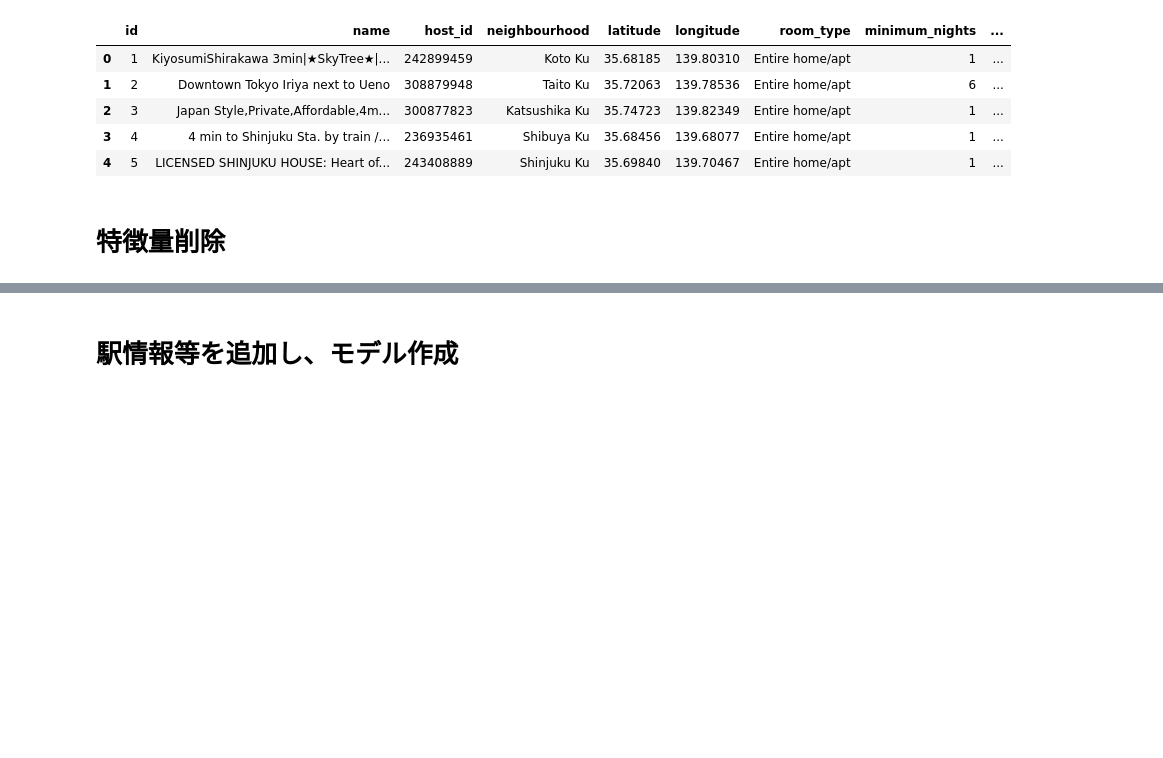
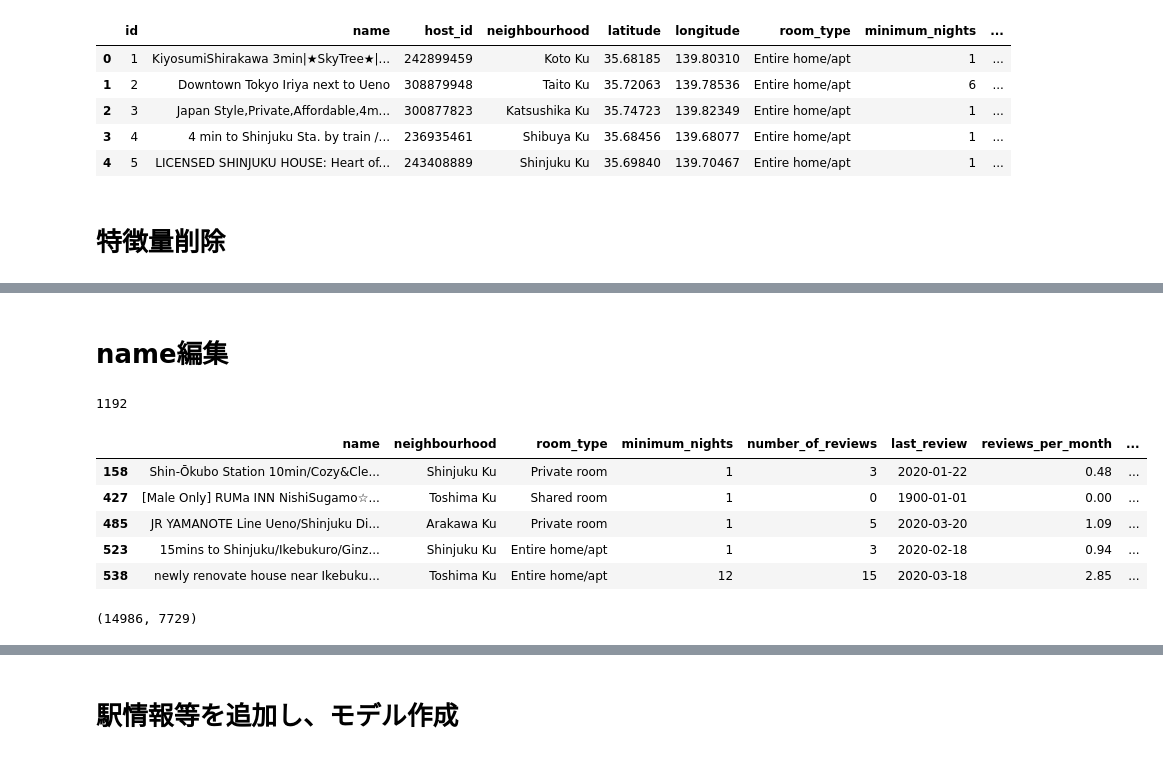
Before and after one commit to Kaito-Kajiyama/probspace-airbnb, a Jupyter notebook: baseline.ipynb, the cells around one changed output, grey strips where cells are left out. Saved outputs shown, nothing was run; the diff lists cells and outputs as text; code cells hidden in the pictures; blank space fills up the shorter version.

```diff
--- a/baseline.ipynb
+++ b/baseline.ipynb
@@ -42,11 +42,8 @@ test.drop("label",axis=1,inplace=True)
 train["180_over"] = (train["availability_365"] > 180).astype(int)
 test["180_over"] = (test["availability_365"] > 180).astype(int)
 all_data["180_over"] = (all_data["availability_365"] > 180).astype(int)
-
-#レビューがあるかどうか
-train["review_label"] = (train["number_of_reviews"] > 0).astype(int)
-test["review_label"] = (test["number_of_reviews"] > 0).astype(int)
-all_data["review_label"] = (all_data["number_of_reviews"] > 0).astype(int)
+model = lgb.LGBMRegressor()
+one_hot_list = ["room_type","neighbourhood"]
 # %%
 all_data.head()
 # %% [output]
@@ -75 +71,29 @@ Index(['name', 'neighbourhood', 'room_type', 'minimum_nights',
       dtype='object')
+# %% [markdown]
+# name編集
+# %%
+print(all_data[all_data["name"].duplicated()].shape[0])
+all_data[all_data["name"].duplicated()].head()
+# %% [output]
+1192
+|  | name | neighbourhood | room_type | minimum_nights | number_of_reviews | last_review | reviews_per_month | ... |
+| 158 | Shin-Ōkubo Station 10min/Cozy&Cle... | Shinjuku Ku | Private room | 1 | 3 | 2020-01-22 | 0.48 | ... |
+| 427 | [Male Only] RUMa INN NishiSugamo☆... | Toshima Ku | Shared room | 1 | 0 | 1900-01-01 | 0.00 | ... |
+| 485 | JR YAMANOTE Line Ueno/Shinjuku Di... | Arakawa Ku | Private room | 1 | 5 | 2020-03-20 | 1.09 | ... |
+| 523 | 15mins to Shinjuku/Ikebukuro/Ginz... | Shinjuku Ku | Entire home/apt | 1 | 3 | 2020-02-18 | 0.94 | ... |
+| 538 | newly renovate house near Ikebuku... | Toshima Ku | Entire home/apt | 12 | 15 | 2020-03-18 | 2.85 | ... |
+# %%
+corpus = []
+#
+#name_df = all_data[all_data["name"].str.contains("[a-z]",regex=True) & ~all_data["name"].str.contains("[一-龥ぁ-んァ-ン]",regex=True)]["name"].str.lower()
+name_df = all_data["name"].str.lower()
+name_df = name_df.str.replace('[0-9!"#$%&\'\\\\()*+,-./:;<=>?@[\\]^_`{|}~「」〜★〔〕“”〈〉『』【】＆＊・（）＄＃＠。、？！｀＋￥％]'," ",regex=True).str.replace("   "," ").str.replace("  "," ")
+name_df.apply(lambda x: corpus.append(x))
+#コーパスの作成
+from sklearn.feature_extraction.text import TfidfVectorizer
+vectorizer = TfidfVectorizer()
+X = vectorizer.fit_transform(corpus)
+name_df = pd.DataFrame(X.toarray(), columns=vectorizer.get_feature_names()).iloc[:,:]
+name_df.shape
+# %% [output]
+(14986, 7729)
```
Also changed, not shown: parts of 16 cells of this notebook.
